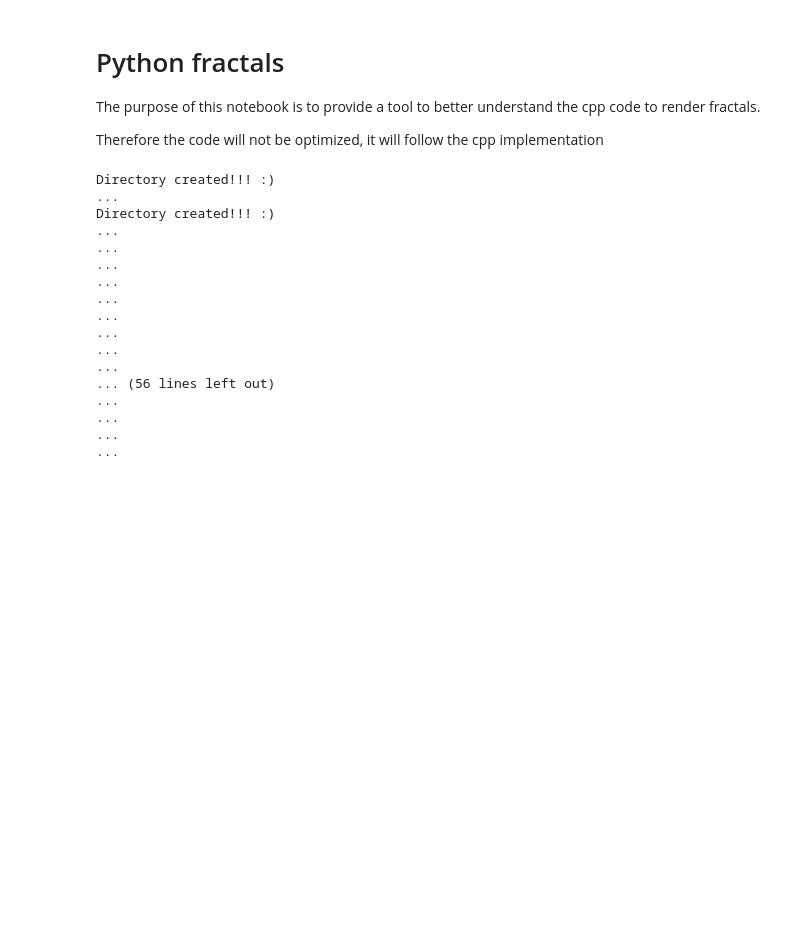
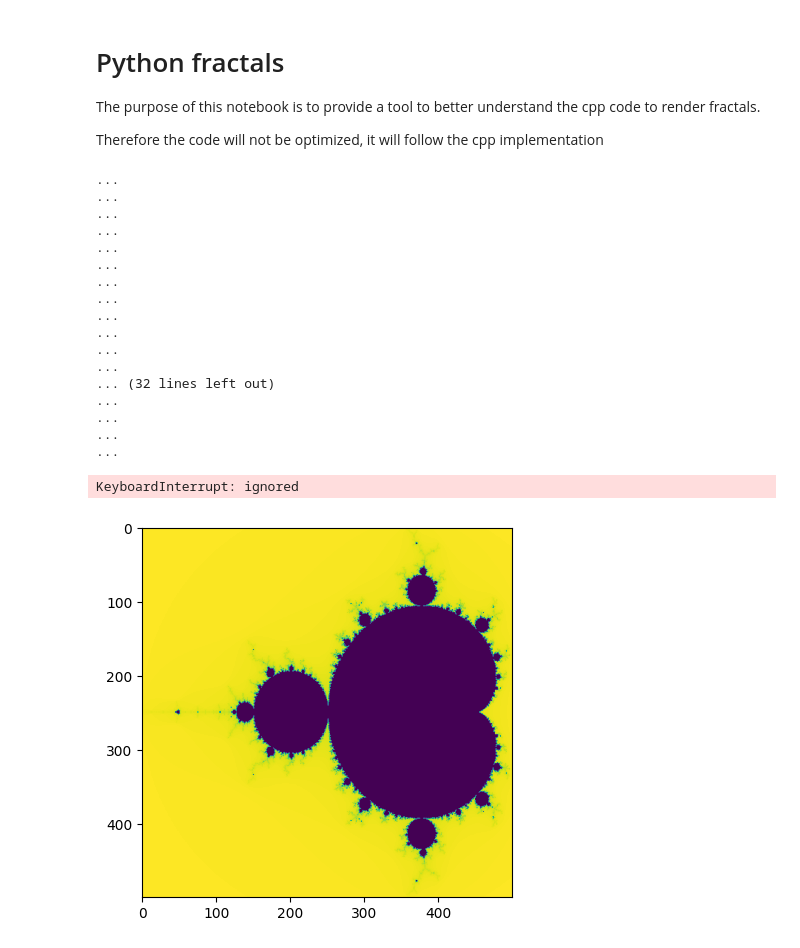
Before and after one commit to Isi2000/EZFRACTALS, a Jupyter notebook: CPP_to_python.ipynb, the cells around one changed output. Saved outputs shown, nothing was run; the diff lists cells and outputs as text; code cells hidden in the pictures; blank space fills up the shorter version.

Commit message:
Added showb function to have a fast visualization tool even on os that does not support ppm right away

```diff
--- a/CPP_to_python.ipynb
+++ b/CPP_to_python.ipynb
@@ -51,8 +51,8 @@ class Fractals:
 
         for x in range(self.dim):
             for y in range(self.dim):
-                real = x * z_real_bound - 2 * scaling_factor + zoom_real
-                im = y * z_im_bound - 1.13 * scaling_factor + zoom_imaginary
+                real = x * z_real_bound  + zoom_real
+                im = y * z_im_bound + zoom_imaginary
                 number_iterations = num_iter(0, complex(real, im), 300)
                 self.board[y * self.dim + x] = 1.0 - number_iterations / 300.0
 
@@ -70,6 +70,13 @@ class Fractals:
                 im = y * z_im_bound - 2.0
                 number_iterations = num_iter(complex(real, im), c, max_iterations)
                 self.board[y * self.dim + x] = 1.0 - number_iterations / float(max_iterations)
+
+    def showb(self):
+      """
+      function that shows the board, there isn't a countepart in cpp code
+      """
+      plt.imshow(np.reshape(self.board, (self.dim, self.dim)))
+      plt.show()
 
     @staticmethod
     def smkdir(name):
@@ -190,11 +197,8 @@ def main():
     # Generate images of the Mandelbrot set with different scaling factors
     generate_scaled_outputs(dim, start_scaling_factor, end_scaling_factor, step_, dir_m)
 
-main()
+main() #this resembles the cpp main, of course it is kinda silly to do it like this in python
 # %% [output]
-Directory created!!! :)
-...
-Directory created!!! :)
 ...
 ...
 ...
@@ -204,8 +208,18 @@ Directory created!!! :)
 ...
 ...
 ...
-... (56 lines left out)
+...
+...
+...
+... (32 lines left out)
 ...
 ...
 ...
 ...
+KeyboardInterrupt: ignored
+# %%
+b = Fractals(500)
+b.mandel_gen(1, -2, -1.13)
+b.showb()
+# %% [output]
+[figure, added]
```
